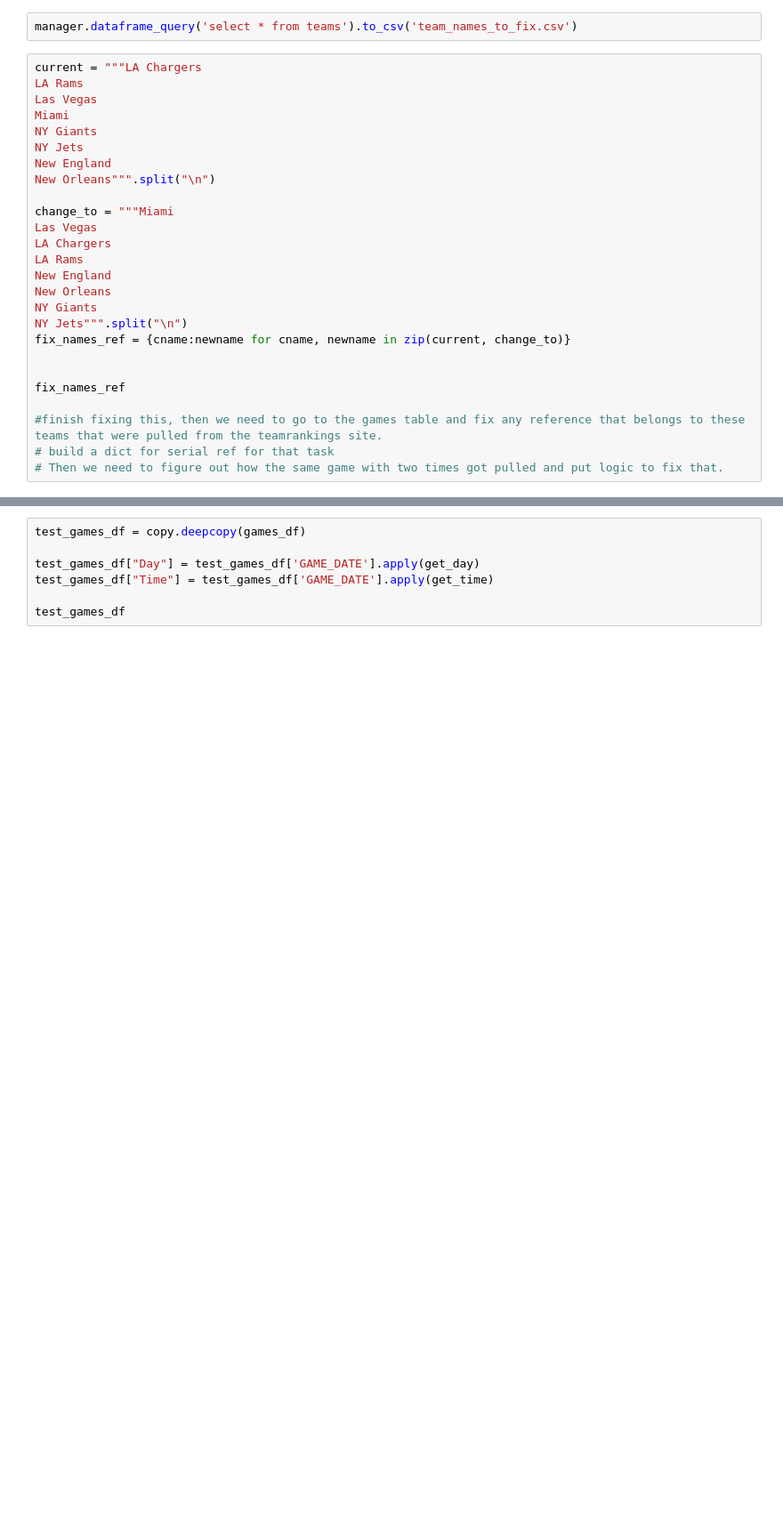
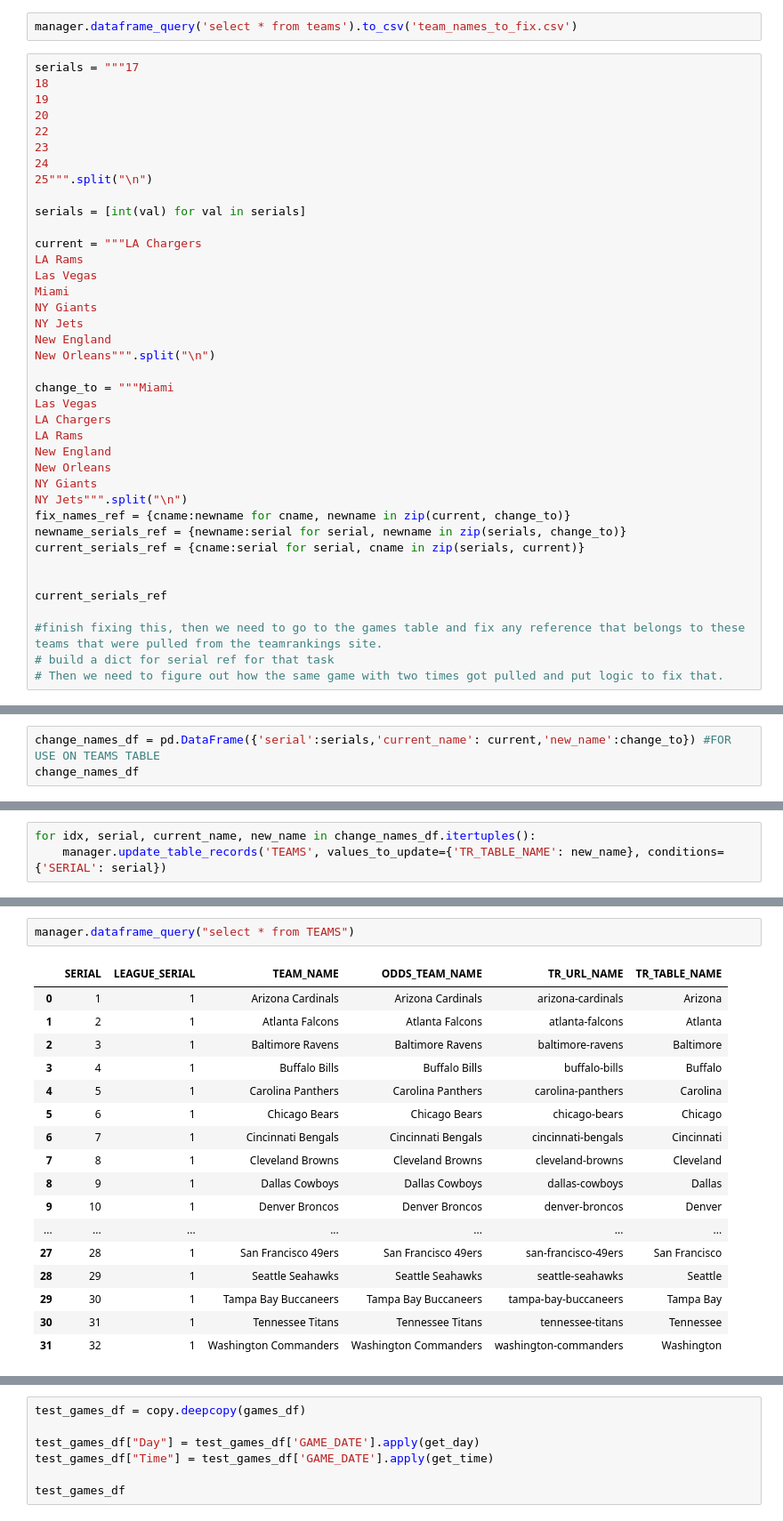
Before and after one commit to tmccoy94/Sports_Data_Project, a Jupyter notebook: test2.ipynb, the cells around one changed output, grey strips where cells are left out. Shown: that part at 89% size. Drawn from its saved outputs; the diff is of its cells as text; blank space fills up the shorter version.

Commit message:
Fixed team references issue

```diff
--- a/test2.ipynb
+++ b/test2.ipynb
@@ -114,6 +114,17 @@ games_df.sort_values(by='GAME_DATE', ascending=False).head(30)
 # %%
 manager.dataframe_query('select * from teams').to_csv('team_names_to_fix.csv')
 # %%
+serials = """17
+18
+19
+20
+22
+23
+24
+25""".split("\n")
+
+serials = [int(val) for val in serials]
+
 current = """LA Chargers
 LA Rams
 Las Vegas
@@ -132,9 +143,11 @@ New Orleans
 NY Giants
 NY Jets""".split("\n")
 fix_names_ref = {cname:newname for cname, newname in zip(current, change_to)}
+newname_serials_ref = {newname:serial for serial, newname in zip(serials, change_to)}
+current_serials_ref = {cname:serial for serial, cname in zip(serials, current)}
 
 
-fix_names_ref
+current_serials_ref
 
 #finish fixing this, then we need to go to the games table and fix any reference that belongs to these teams that were pulled from the teamrankings site.
 # build a dict for serial ref for that task
@@ -150,0 +186,3 @@ fix_names_ref
+# %%
+change_names_df = pd.DataFrame({'serial':serials,'current_name': current,'new_name':change_to}) #FOR USE ON TEAMS TABLE
+change_names_df
@@ -150,0 +199,3 @@ fix_names_ref
+# %%
+for idx, serial, current_name, new_name in change_names_df.itertuples():
+    manager.update_table_records('TEAMS', values_to_update={'TR_TABLE_NAME': new_name}, conditions={'SERIAL': serial})
@@ -150,0 +211,20 @@ fix_names_ref
+# %%
+manager.dataframe_query("select * from TEAMS")
+# %% [output]
+|  | SERIAL | LEAGUE_SERIAL | TEAM_NAME | ODDS_TEAM_NAME | TR_URL_NAME | TR_TABLE_NAME |
+| 0 | 1 | 1 | Arizona Cardinals | Arizona Cardinals | arizona-cardinals | Arizona |
+| 1 | 2 | 1 | Atlanta Falcons | Atlanta Falcons | atlanta-falcons | Atlanta |
+| 2 | 3 | 1 | Baltimore Ravens | Baltimore Ravens | baltimore-ravens | Baltimore |
+| 3 | 4 | 1 | Buffalo Bills | Buffalo Bills | buffalo-bills | Buffalo |
+| 4 | 5 | 1 | Carolina Panthers | Carolina Panthers | carolina-panthers | Carolina |
+| 5 | 6 | 1 | Chicago Bears | Chicago Bears | chicago-bears | Chicago |
+| 6 | 7 | 1 | Cincinnati Bengals | Cincinnati Bengals | cincinnati-bengals | Cincinnati |
+| 7 | 8 | 1 | Cleveland Browns | Cleveland Browns | cleveland-browns | Cleveland |
+| 8 | 9 | 1 | Dallas Cowboys | Dallas Cowboys | dallas-cowboys | Dallas |
+| 9 | 10 | 1 | Denver Broncos | Denver Broncos | denver-broncos | Denver |
+| ... | ... | ... | ... | ... | ... | ... |
+| 27 | 28 | 1 | San Francisco 49ers | San Francisco 49ers | san-francisco-49ers | San Francisco |
+| 28 | 29 | 1 | Seattle Seahawks | Seattle Seahawks | seattle-seahawks | Seattle |
+| 29 | 30 | 1 | Tampa Bay Buccaneers | Tampa Bay Buccaneers | tampa-bay-buccaneers | Tampa Bay |
+| 30 | 31 | 1 | Tennessee Titans | Tennessee Titans | tennessee-titans | Tennessee |
+| 31 | 32 | 1 | Washington Commanders | Washington Commanders | washington-commanders | Washington |
```
Also changed, not shown: parts of 11 cells of this notebook, 2 other files.
